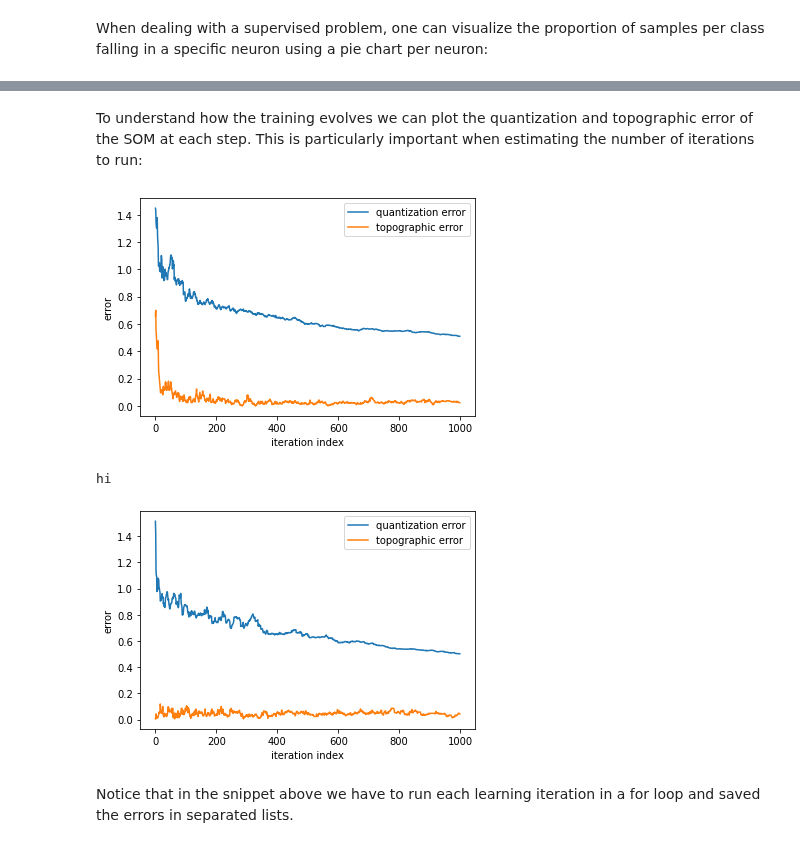
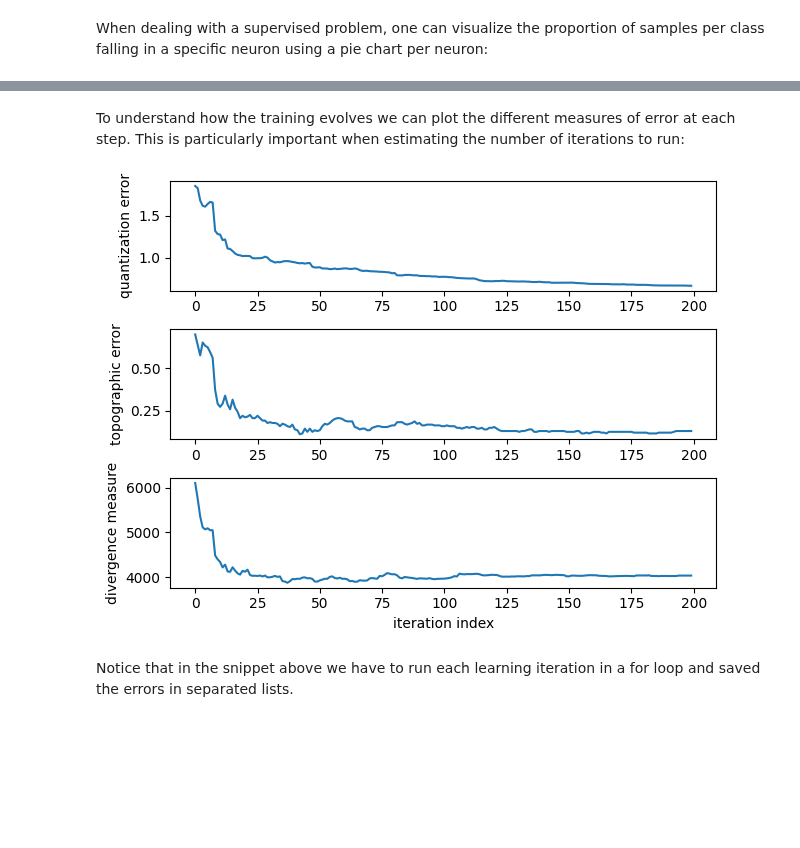
Before and after one commit to JustGlowing/minisom, a Jupyter notebook: examples/BasicUsage.ipynb, the cells around one changed output, grey strips where cells are left out. Saved outputs shown, nothing was run; the diff lists cells and outputs as text; code cells hidden in the pictures; blank space fills up the shorter version.

Commit message:
add example with divergence mesaure

```diff
--- a/examples/BasicUsage.ipynb
+++ b/examples/BasicUsage.ipynb
@@ -130,50 +125,34 @@ plt.show()
 # %% [markdown]
-To understand how the training evolves we can plot the quantization and topographic error of the SOM at each step. This is particularly important when estimating the number of iterations to run:
+To understand how the training evolves we can plot the different measures of error at each step. This is particularly important when estimating the number of iterations to run:
 # %%
-som = MiniSom(10, 20, data.shape[1], sigma=3., learning_rate=.7,
+som = MiniSom(10, 10, data.shape[1], sigma=1.5, learning_rate=.5,
               neighborhood_function='gaussian', random_seed=10)
 
-max_iter = 1000
+max_iter = 200
 q_error = []
 t_error = []
+d_error = []
 
 for i in range(max_iter):
     rand_i = np.random.randint(len(data))
     som.update(data[rand_i], som.winner(data[rand_i]), i, max_iter)
     q_error.append(som.quantization_error(data))
     t_error.append(som.topographic_error(data))
+    d_error.append(som.divergence_measure(data))
 
-plt.plot(np.arange(max_iter), q_error, label='quantization error')
-plt.plot(np.arange(max_iter), t_error, label='topographic error')
-plt.ylabel('error')
+plt.subplot(3,1,1)
+plt.plot(np.arange(max_iter), q_error)
+plt.ylabel('quantization error')
+plt.subplot(3,1,2)
+plt.plot(np.arange(max_iter), t_error)
+plt.ylabel('topographic error')
+plt.subplot(3,1,3)
+plt.plot(np.arange(max_iter), d_error)
+plt.ylabel('divergence measure')
 plt.xlabel('iteration index')
-plt.legend()
+plt.tight_layout()
 plt.show()
 # %% [output]
-[figure, old version]
+[figure, new version]
-# %%
-som = MiniSom(10, 20, data.shape[1], sigma=3., learning_rate=.7,
-              neighborhood_function='gaussian', random_seed=10)
-
-som.pca_weights_init(data)
-max_iter = 1000
-q_error = []
-t_error = []
-
-for i in range(max_iter):
-    rand_i = np.random.randint(len(data))
-    som.update(data[rand_i], som.winner(data[rand_i]), i, max_iter)
-    q_error.append(som.quantization_error(data))
-    t_error.append(som.topographic_error(data))
-
-plt.plot(np.arange(max_iter), q_error, label='quantization error')
-plt.plot(np.arange(max_iter), t_error, label='topographic error')
-plt.ylabel('error')
-plt.xlabel('iteration index')
-plt.legend()
-plt.show()
-# %% [output]
-hi
-[figure, removed]
 # %% [markdown]
 Notice that in the snippet above we have to run each learning iteration in a for loop and saved the errors in separated lists.
```
Also changed, not shown: parts of 7 cells of this notebook.
